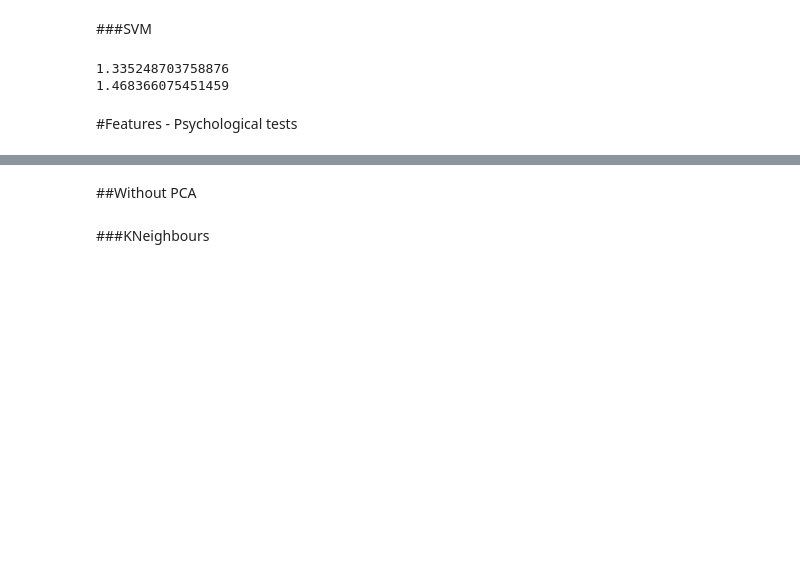
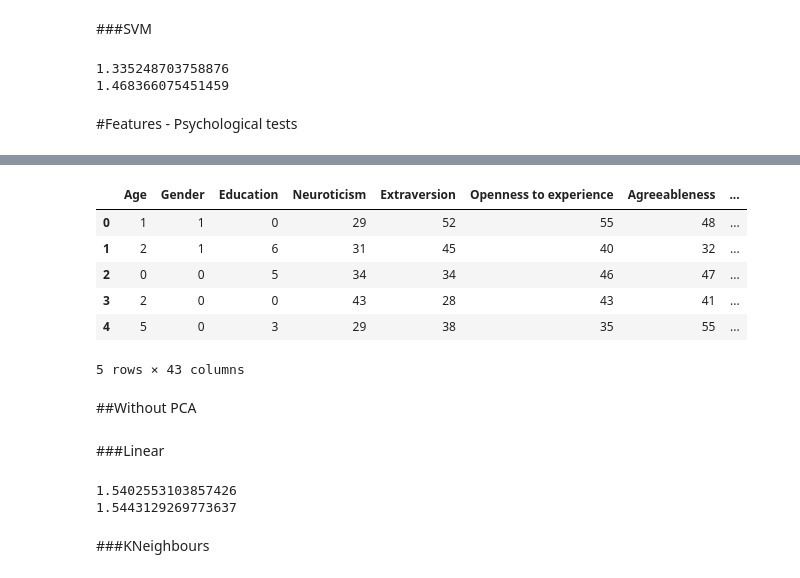
Before and after one commit to jadrzy/ProjectPythonForMachineLearning, a Jupyter notebook: notebooks/CreatingModel.ipynb, the cells around one changed output, grey strips where cells are left out. Saved outputs shown, nothing was run; the diff lists cells and outputs as text; code cells hidden in the pictures; blank space fills up the shorter version.

```diff
--- a/notebooks/CreatingModel.ipynb
+++ b/notebooks/CreatingModel.ipynb
@@ -260,8 +269,33 @@ X_train.head()
 | 1429 | -0.270511 | -1.001062 | -0.363057 | 0.337159 | -0.971461 | -0.572168 | 2.350677 | ... |
 | 1439 | 0.512350 | -1.001062 | -2.552557 | -0.538537 | 0.948415 | 0.795807 | 0.952442 | ... |
 | 987 | -1.053372 | 0.998939 | 0.512743 | 0.337159 | 1.686830 | 0.339815 | -0.756511 | ... |
+# %%
+model_data.head()
+# %% [output]
+|  | Age | Gender | Education | Neuroticism | Extraversion | Openness to experience | Agreeableness | ... |
+| 0 | 1 | 1 | 0 | 29 | 52 | 55 | 48 | ... |
+| 1 | 2 | 1 | 6 | 31 | 45 | 40 | 32 | ... |
+| 2 | 0 | 0 | 5 | 34 | 34 | 46 | 47 | ... |
+| 3 | 2 | 0 | 0 | 43 | 28 | 43 | 41 | ... |
+| 4 | 5 | 0 | 3 | 29 | 38 | 35 | 55 | ... |
+5 rows × 43 columns
 # %% [markdown]
 ##Without PCA
+# %% [markdown]
+###Linear
+# %%
+from sklearn.linear_model import LinearRegression
+reg = LinearRegression()
+reg.fit(X_train, y_train)
+y_pred_train = reg.predict(X_train)
+y_pred = reg.predict(X_valid)
+rmse = np.sqrt(np.mean((y_pred_train - y_train)**2))
+print(rmse)
+rmse = np.sqrt(np.mean((y_pred - y_valid)**2))
+print(rmse)
+# %% [output]
+1.5402553103857426
+1.5443129269773637
 # %% [markdown]
 ###KNeighbours
 # %%
```
Also changed, not shown: parts of 26 cells of this notebook.
